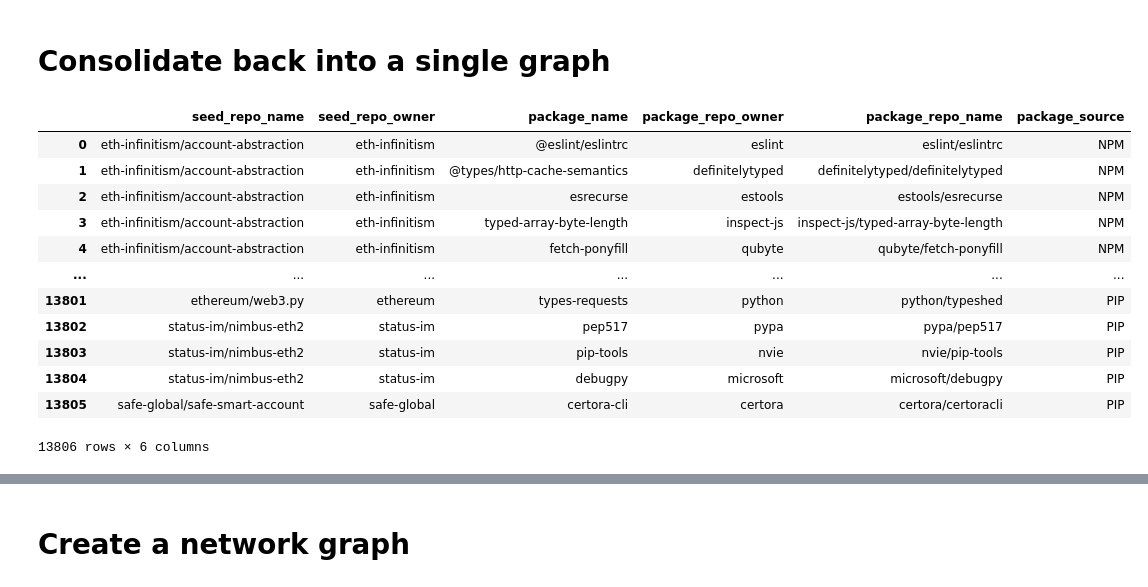
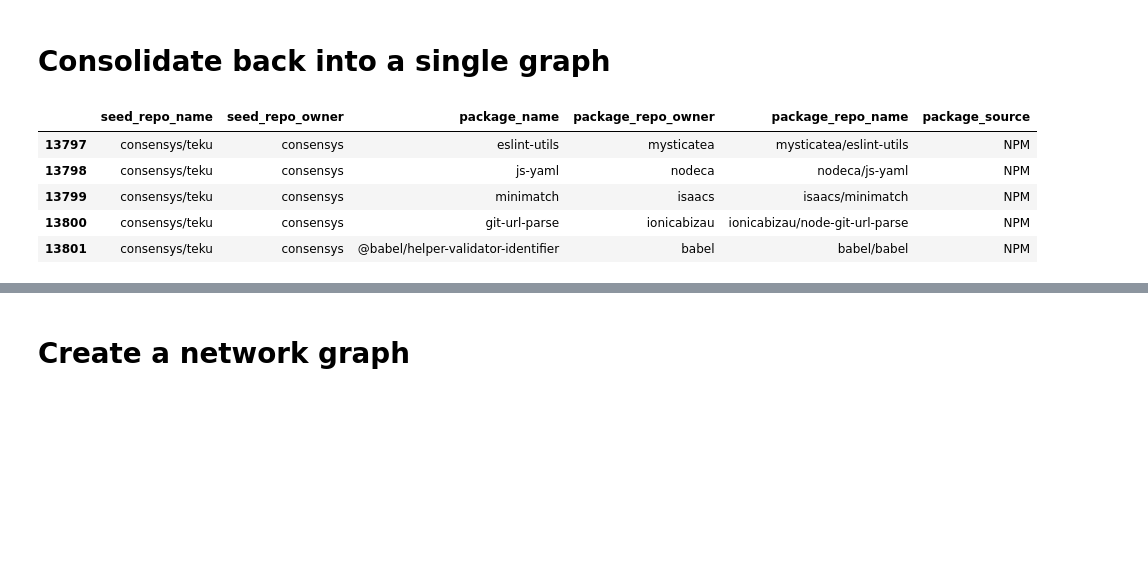
Before and after one commit to deepfunding/dependency-graph, a Jupyter notebook: DataPrep.ipynb, the cells around one changed output, grey strips where cells are left out. Cells and saved outputs as stored; diff of their text form; code cells hidden in the pictures; blank space fills up the shorter version.

```diff
--- a/DataPrep.ipynb
+++ b/DataPrep.ipynb
@@ -227,7 +225,7 @@ df_rust.tail()
 # %% [markdown]
 ## Lookup NPM
 # %%
-df_npm = df_sbom[df_sbom['package_artifact_source'] == 'NPM'].copy()
+df_npm = df_sbom[df_sbom['package_artifact_source'] == 'NPM'].dropna().copy()
 npm_pkgs_all = sorted(df_npm['package_artifact_name'].unique())
 len(npm_pkgs_all)
 # %% [output]
@@ -235,30 +233,22 @@ len(npm_pkgs_all)
 # %%
-# create a registry from deps.dev
+# create a registry from deps.dev; note this is an expensive query
 
-q = """
-SELECT
-  Name as package_name,
-  (SELECT lower(URL)
-   FROM UNNEST(Links)
-   WHERE REGEXP_CONTAINS(URL, r'github\.com')
-   LIMIT 1) AS package_github_url
-FROM `bigquery-public-data.deps_dev_v1.PackageVersionsLatest`
-WHERE
-  System = 'NPM'
-  AND SnapshotAt >= '2024-11-01'
-  AND ARRAY_LENGTH(Links) > 0
+npm_pkg_lookup_query = f"""
+    SELECT
+      Name as package_name,
+      (SELECT lower(URL)
+       FROM UNNEST(Links)
+       WHERE REGEXP_CONTAINS(URL, r'https://github\.com/')
+       LIMIT 1) AS package_github_url
+    FROM `bigquery-public-data.deps_dev_v1.PackageVersionsLatest`
+    WHERE
+      System = 'NPM'
+      AND SnapshotAt >= '2024-11-01'
+      AND ARRAY_LENGTH(Links) > 0
+      AND lower(Name) in ({stringify_array(npm_pkgs_all)})
 """
 
-# save it to static_data_sources.npm_registry
+df_npm_pkg = fetch_data(npm_pkg_lookup_query, 'data/archive/npm_pkgs.parquet', connect_to_oso=CONNECT_TO_OSO)
-# %%
-npm_pkg_lookup = client.query(f"""
-    SELECT DISTINCT
-      package_name,
-      package_github_url
-    FROM `static_data_sources.npm_registry`
-    WHERE package_name in ({stringify_array(npm_pkgs_all)})
-""")
-df_npm_pkg = npm_pkg_lookup.to_dataframe()
 # %%
 df_npm_pkg['package_repo_name'] = df_npm_pkg['package_github_url'].apply(parse_github)
 npm_mapper = (
@@ -292,34 +282,27 @@ df_npm.tail()
 # %% [markdown]
 # Consolidate back into a single graph
 # %%
-df = pd.concat([df_npm,df_go,df_rust,df_py], axis=0, ignore_index=True)
+df = pd.concat([df_go,df_py,df_rust,df_npm], axis=0, ignore_index=True)
 df.fillna('', inplace=True)
 df.rename(columns={
     'repo_name': 'seed_repo_name',
     'repo_owner': 'seed_repo_owner',
     'package_artifact_name': 'package_name',
     'package_artifact_source': 'package_source',
     'likely_package_repo_owner': 'package_repo_owner'
 }, inplace=True)
 df = df[[
     'seed_repo_name', 'seed_repo_owner', 'package_name',
     'package_repo_owner', 'package_repo_name', 'package_source'
 ]]
-df
+df.tail()
 # %% [output]
 |  | seed_repo_name | seed_repo_owner | package_name | package_repo_owner | package_repo_name | package_source |
-| 0 | eth-infinitism/account-abstraction | eth-infinitism | @eslint/eslintrc | eslint | eslint/eslintrc | NPM |
-| 1 | eth-infinitism/account-abstraction | eth-infinitism | @types/http-cache-semantics | definitelytyped | definitelytyped/definitelytyped | NPM |
-| 2 | eth-infinitism/account-abstraction | eth-infinitism | esrecurse | estools | estools/esrecurse | NPM |
-| 3 | eth-infinitism/account-abstraction | eth-infinitism | typed-array-byte-length | inspect-js | inspect-js/typed-array-byte-length | NPM |
-| 4 | eth-infinitism/account-abstraction | eth-infinitism | fetch-ponyfill | qubyte | qubyte/fetch-ponyfill | NPM |
-| ... | ... | ... | ... | ... | ... | ... |
-| 13801 | ethereum/web3.py | ethereum | types-requests | python | python/typeshed | PIP |
-| 13802 | status-im/nimbus-eth2 | status-im | pep517 | pypa | pypa/pep517 | PIP |
-| 13803 | status-im/nimbus-eth2 | status-im | pip-tools | nvie | nvie/pip-tools | PIP |
-| 13804 | status-im/nimbus-eth2 | status-im | debugpy | microsoft | microsoft/debugpy | PIP |
-| 13805 | safe-global/safe-smart-account | safe-global | certora-cli | certora | certora/certoracli | PIP |
+| 13797 | consensys/teku | consensys | eslint-utils | mysticatea | mysticatea/eslint-utils | NPM |
+| 13798 | consensys/teku | consensys | js-yaml | nodeca | nodeca/js-yaml | NPM |
+| 13799 | consensys/teku | consensys | minimatch | isaacs | isaacs/minimatch | NPM |
+| 13800 | consensys/teku | consensys | git-url-parse | ionicabizau | ionicabizau/node-git-url-parse | NPM |
+| 13801 | consensys/teku | consensys | @babel/helper-validator-identifier | babel | babel/babel | NPM |
-13806 rows × 6 columns
 # %%
 for pkg in PACKAGE_SERVERS:
     print(f"\n### Most Popular {pkg} Packages ###")
```
Also changed, not shown: parts of 19 cells of this notebook, 1 other file.
